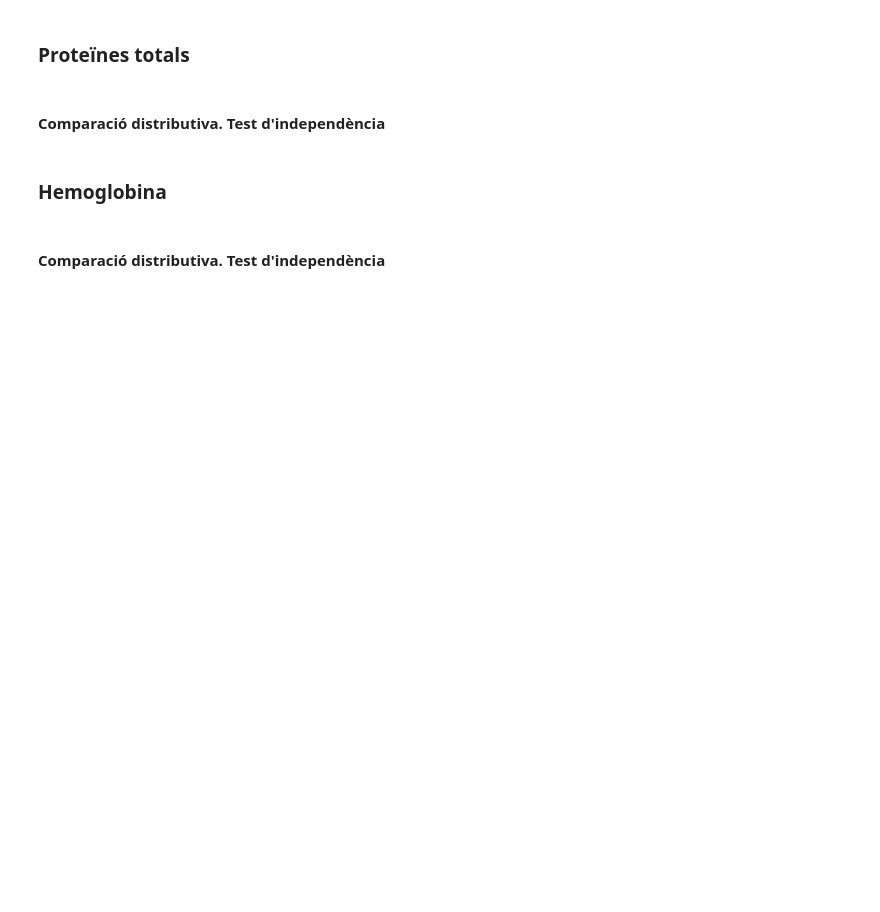
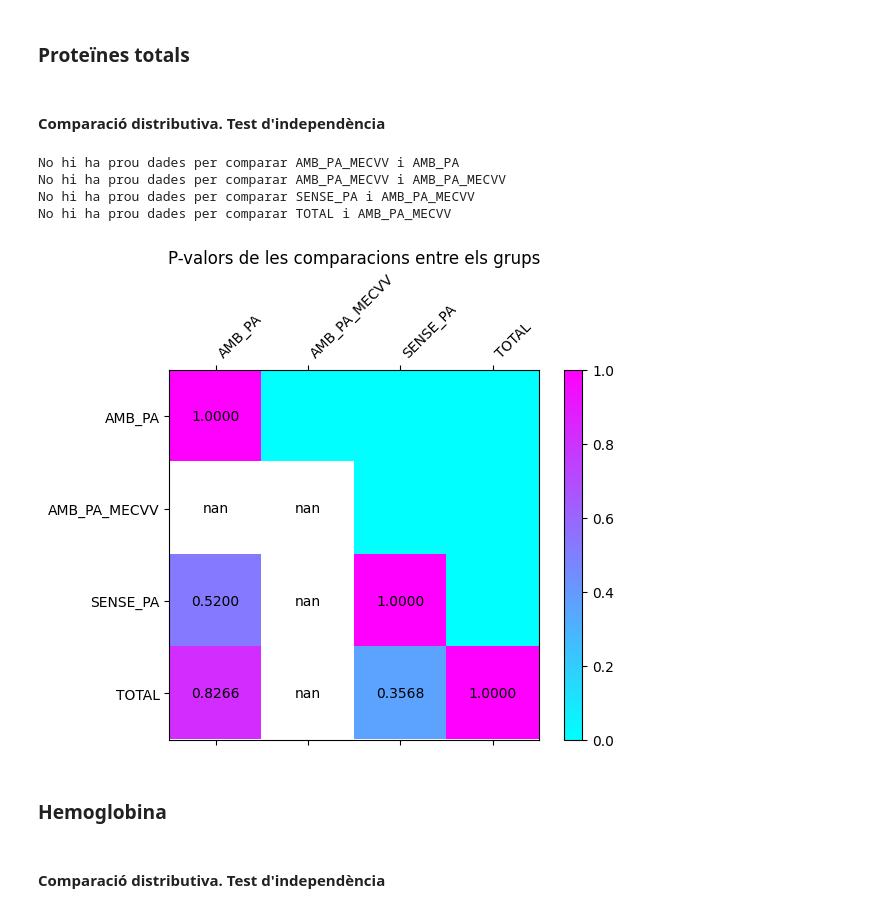
Before and after one commit to MCastelH/PRACTICUM, a Jupyter notebook: general+tests+lab.ipynb, the cells around one changed output. Saved outputs shown, nothing was run; the diff lists cells and outputs as text; code cells hidden in the pictures; blank space fills up the shorter version.

```diff
--- a/general+tests+lab.ipynb
+++ b/general+tests+lab.ipynb
@@ -401,7 +570,13 @@ test_indepe_plot({'AMB_PA': AMB_PA['Albumin'], 'AMB_PA_MECVV': AMB_PA_MECVV['Alb
 # %% [markdown]
 #### Comparació distributiva. Test d'independència
 # %%
-test_indepe_plot({'AMB_PA': AMB_PA['Total Proteins'], 'AMB_PA_MECVV': AMB_PA_MECVV['Total Proteins'], 'SENSE_PA': SENSE_PA['Total Proteins'], 'TOTAL': TOTAL['Total Proteins']})
+test_indepe_plot({'AMB_PA': AMB_PA['Proteïnes totals sèrum'], 'AMB_PA_MECVV': AMB_PA_MECVV['Proteïnes totals sèrum'], 'SENSE_PA': SENSE_PA['Proteïnes totals sèrum'], 'TOTAL': TOTAL['Proteïnes totals sèrum']})
+# %% [output]
+No hi ha prou dades per comparar AMB_PA_MECVV i AMB_PA
+No hi ha prou dades per comparar AMB_PA_MECVV i AMB_PA_MECVV
+No hi ha prou dades per comparar SENSE_PA i AMB_PA_MECVV
+No hi ha prou dades per comparar TOTAL i AMB_PA_MECVV
+[figure, added]
 # %% [markdown]
 ### Hemoglobina
 # %% [markdown]
```
Also changed, not shown: parts of 21 cells of this notebook, 6 other files.
